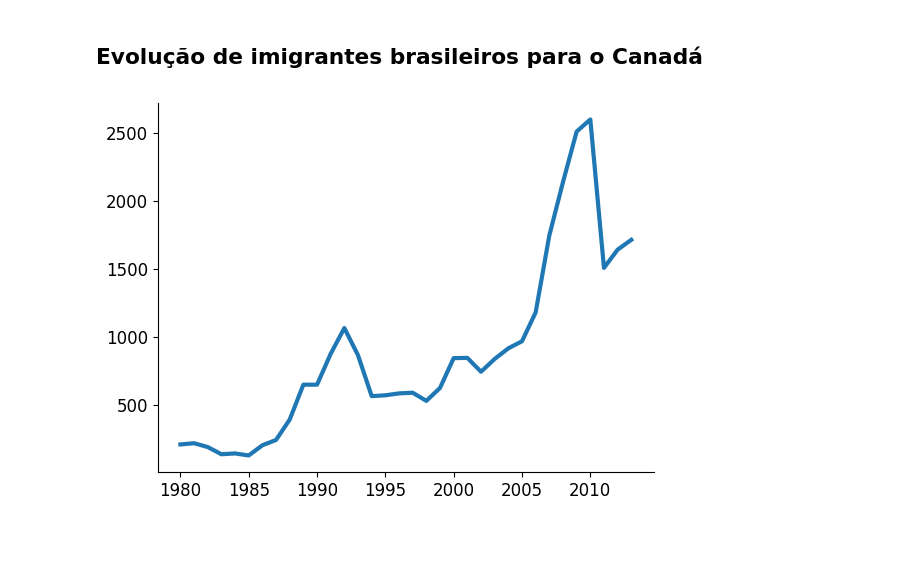
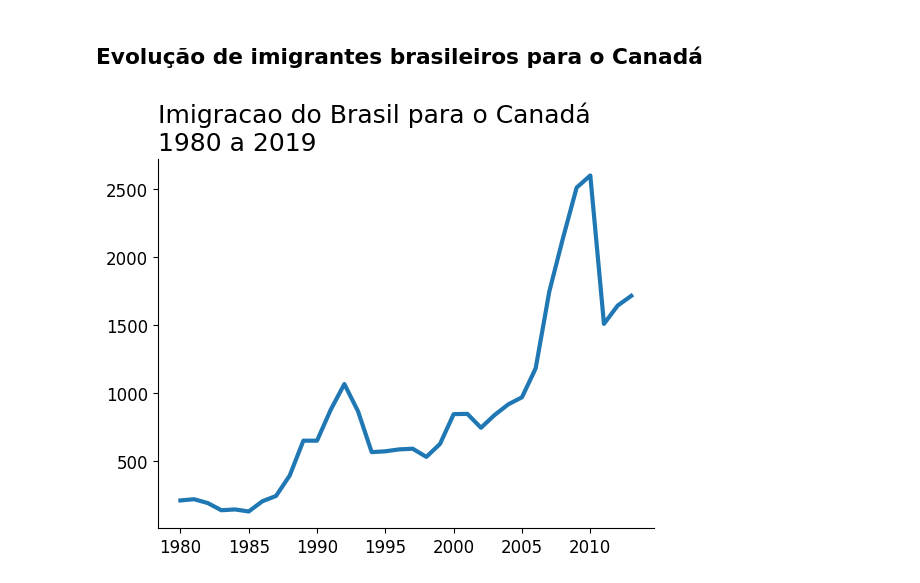
Before and after one commit to rocarva/imigrantes-on-canada, a Jupyter notebook: analise_de_imigrantes_brasileiros.ipynb, the cells around one changed output. Cells and saved outputs as stored; diff of their text form; code cells hidden in the pictures; blank space fills up the shorter version.

```diff
--- a/analise_de_imigrantes_brasileiros.ipynb
+++ b/analise_de_imigrantes_brasileiros.ipynb
@@ -84,12 +84,13 @@ import matplotlib.pyplot as plt
 # %%
 fig, ax = plt.subplots()
 ax.plot(dados_brasil['ano'], dados_brasil['imigrantes'], lw=3)
 ax.xaxis.set_major_locator(plt.MultipleLocator(5))
+ax.set_title('Imigracao do Brasil para o Canadá\n1980 a 2019', fontsize=18, loc='left')
 ax.yaxis.set_tick_params(labelsize=12)
 ax.xaxis.set_tick_params(labelsize=12)
 ax.spines['top'].set_visible(False)
 ax.spines['right'].set_visible(False)
 
 plt.show()
 # %% [output]
-[figure, old version]
+[figure, new version]
```
Also changed, not shown: 2 other files.
